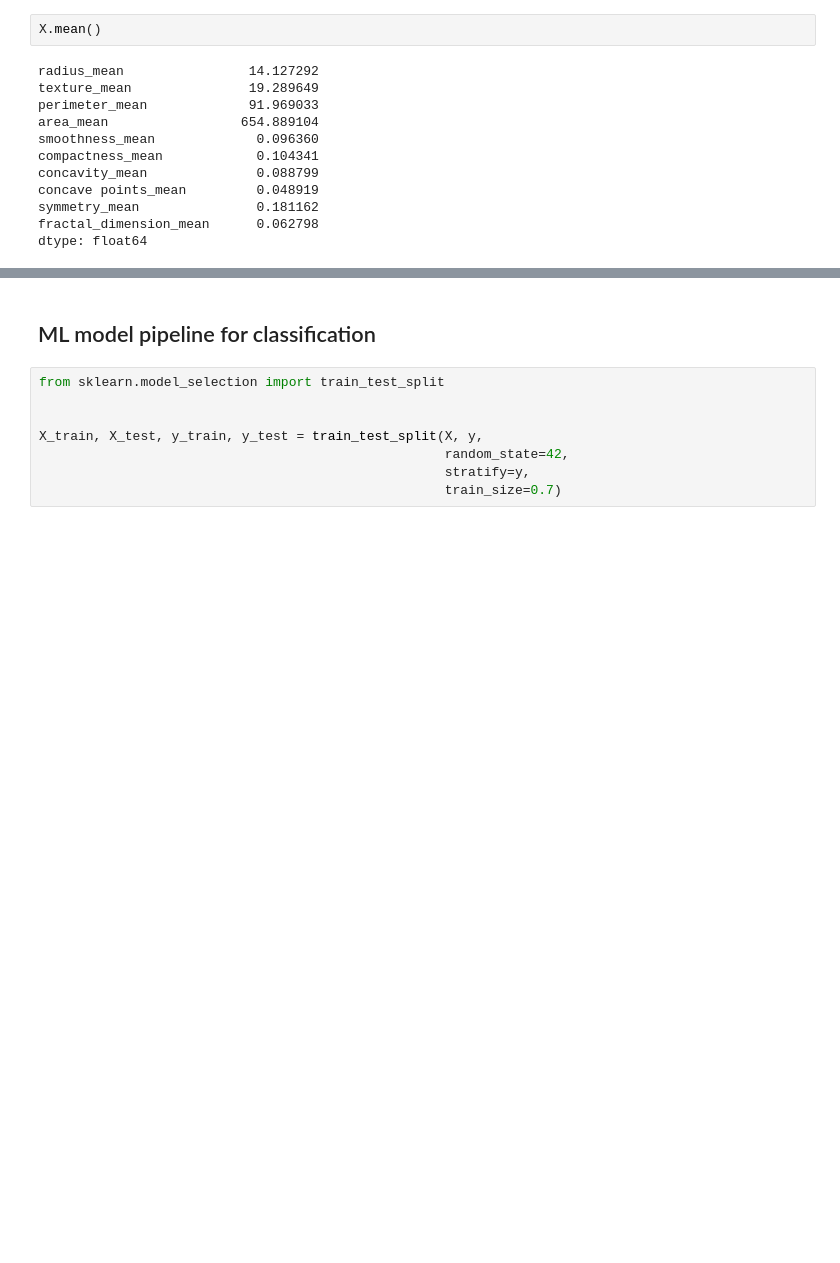
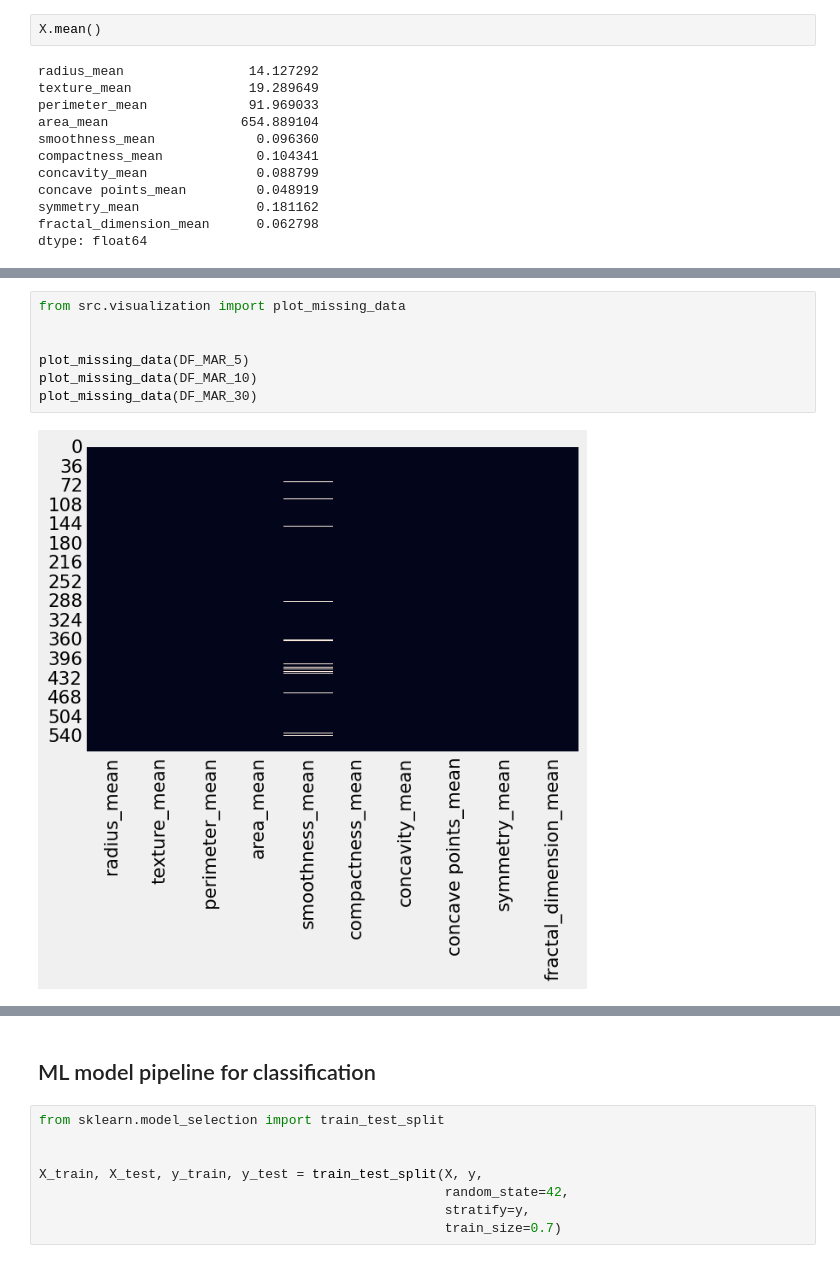
Before and after one commit to Research-Topics-in-Data-Mining/missingness-effect-complete-dataset, a Jupyter notebook: notebooks/Research Topics Project.ipynb, the cells around one changed output, grey strips where cells are left out. Drawn from its saved outputs; the diff is of its cells as text; blank space fills up the shorter version.

```diff
--- a/notebooks/Research Topics Project.ipynb
+++ b/notebooks/Research Topics Project.ipynb
@@ -132,3 +138,12 @@ concave points_mean         0.050358
 symmetry_mean               0.181162
 fractal_dimension_mean      0.062798
 dtype: float64
+# %%
+from src.visualization import plot_missing_data
+
+
+plot_missing_data(DF_MAR_5)
+plot_missing_data(DF_MAR_10)
+plot_missing_data(DF_MAR_30)
+# %% [output]
+[figure, added]
```
Also changed, not shown: parts of 12 cells of this notebook, 1 other file.
